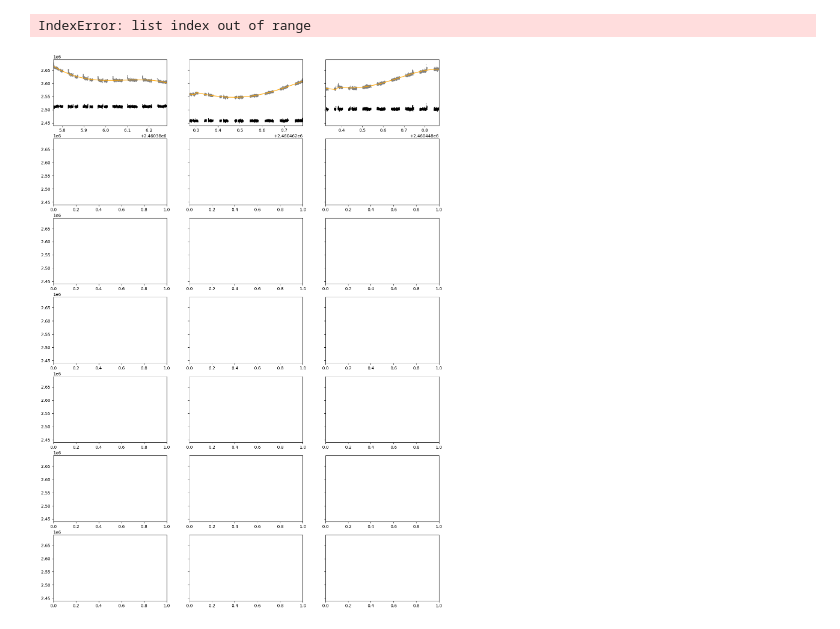
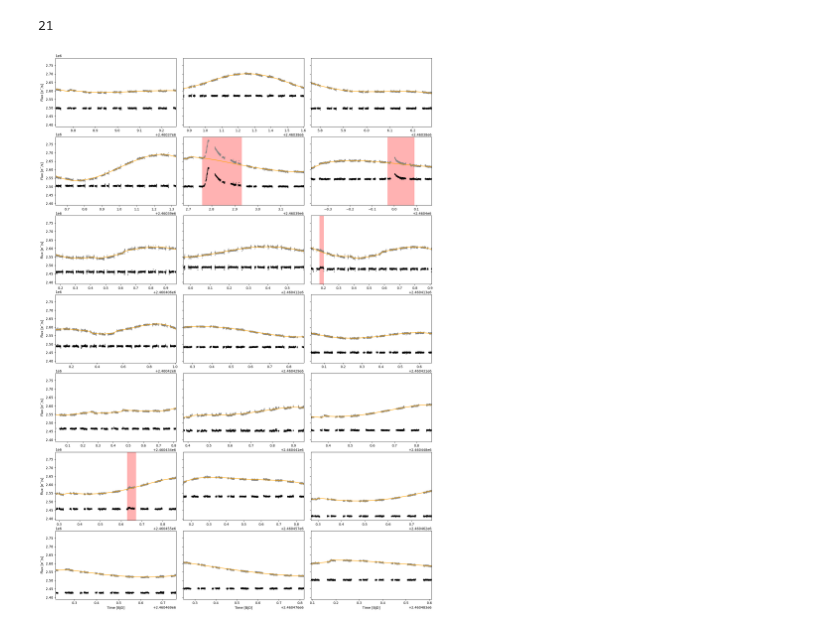
Before and after one commit to ekaterinailin/hip67522-spi, a Jupyter notebook: FIGURE_cheops_timeseries.ipynb, the cells around one changed output. Cells and saved outputs as stored; diff of their text form; code cells hidden in the pictures.

Commit message:
updated the cheops light curve figure generation

```diff
--- a/FIGURE_cheops_timeseries.ipynb
+++ b/FIGURE_cheops_timeseries.ipynb
@@ -78,36 +17,51 @@ FileNotFoundError: [Errno 2] No such file or directory: '../data/hip67522/CHEOPS
+# %%
+
+dlcs = []
+for pi, file in files:
+    location = f"../data/hip67522/pipe_HIP67522/HIP67522_{file}{pi}_detrended_lc.csv"
+    dlcs.append(pd.read_csv(location))
+
+# make a list of the first time stamp in each lc in lcs
+t0s = [lc["time"].min() for lc in dlcs]
+
+sorting = np.argsort(t0s)
+
+dlcs = [dlcs[i] for i in sorting]
 # %%
 # make a big plot with a total of 21 subplots with two columns showing the dlcs and lcs fitting one A4 page
 fig, axes = plt.subplots(7, 3, figsize=(2*8.27, 2*11.69), sharey=True)
 
+print(len(dlcs))
+
 for i, ax in enumerate(axes.flatten()):
     ax.scatter(dlcs[i]["time"], dlcs[i]["flux"], s=1, color="k", label="CHEOPS")
-    ax.scatter(lcs[i-len(dlcs)]["time"], lcs[i-len(dlcs)]["flux"] + 0.1e6, s=1, color="grey", label="CHEOPS")
+    ax.scatter(dlcs[i-len(dlcs)]["time"], dlcs[i-len(dlcs)]["masked_raw_flux"] + 0.1e6, s=1, color="grey", label="CHEOPS")
 
     # plot the model, too
     ax.plot(dlcs[i-len(dlcs)]["time"], dlcs[i-len(dlcs)]["model"] + 0.1e6, color="orange", label="Model")
 
     ax.set_xlim(dlcs[i]["time"].min(), dlcs[i]["time"].max())
 
     # if any of the flares in the flares table are in the time range of the light curve, mark tmin-tmax with axvspan
     for flare in flares[(flares["tmin"] > dlcs[i]["time"].min()) & (flares["tmax"] < dlcs[i]["time"].max())].iterrows():
         ax.axvspan(flare[1]["tmin"], flare[1]["tmax"], color="red", alpha=0.3, zorder=-10)
 
 
 # only set y label for the first column
 for ax in axes[:, 0]:
     ax.set_ylabel(flux_label)
 
 # only set x label for the last row
 for ax in axes[-1, :]:
     ax.set_xlabel(time_label)
 
 # bring the subplots closer together
 plt.tight_layout()
 
 # reduce the vertical space between subplots
 plt.subplots_adjust(hspace=0.15)
 
-plt.savefig("../plots/paper/cheops_lc.png", dpi=300)
+# plt.savefig("../plots/paper/cheops_lc.png", dpi=300)
 # %% [output]
-IndexError: list index out of range
+21
-[figure, old version]
+[figure, new version]
```
Also changed, not shown: parts of 3 cells of this notebook, 2 other files.
